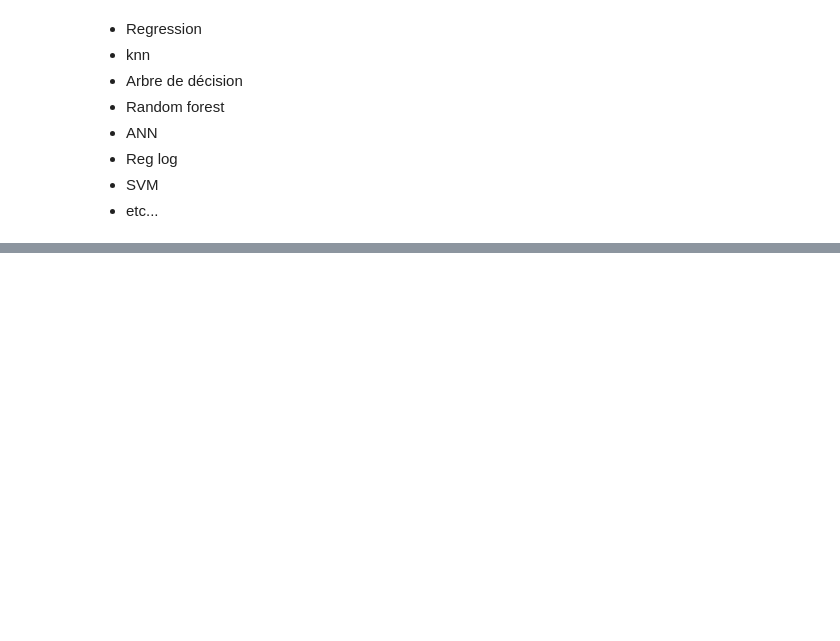
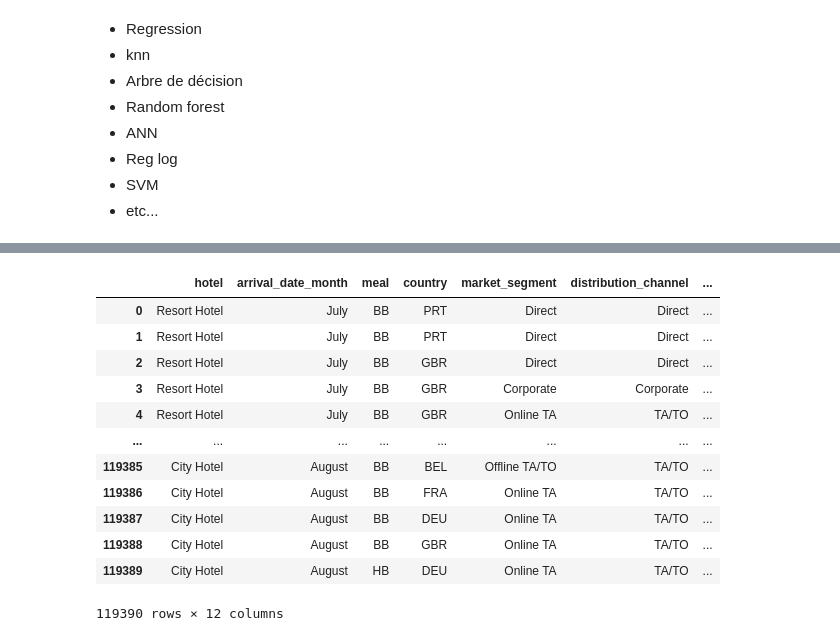
Before and after one commit to jflorescuba/Machine_learning, a Jupyter notebook: Classification/Hotel_Booking/HB_model.ipynb, the cells around one changed output, grey strips where cells are left out. Drawn from its saved outputs; the diff is of its cells as text; code cells hidden in the pictures; blank space fills up the shorter version.

```diff
--- a/Classification/Hotel_Booking/HB_model.ipynb
+++ b/Classification/Hotel_Booking/HB_model.ipynb
@@ -404,3 +406,6 @@ calendar.day_name[g.weekday()]
 * Reg log
 * SVM
 * etc...
+# %%
+df = hotels
+df.shape
@@ -406,0 +451,2 @@ calendar.day_name[g.weekday()]
+# %%
+df=df.drop(['credit_card','phone-number','email','name'],axis=1)
@@ -406,0 +523,17 @@ calendar.day_name[g.weekday()]
+# %%
+df_qual = df.select_dtypes(include=['object']).columns.tolist()
+df[df_qual]
+# %% [output]
+|  | hotel | arrival_date_month | meal | country | market_segment | distribution_channel | ... |
+| 0 | Resort Hotel | July | BB | PRT | Direct | Direct | ... |
+| 1 | Resort Hotel | July | BB | PRT | Direct | Direct | ... |
+| 2 | Resort Hotel | July | BB | GBR | Direct | Direct | ... |
+| 3 | Resort Hotel | July | BB | GBR | Corporate | Corporate | ... |
+| 4 | Resort Hotel | July | BB | GBR | Online TA | TA/TO | ... |
+| ... | ... | ... | ... | ... | ... | ... | ... |
+| 119385 | City Hotel | August | BB | BEL | Offline TA/TO | TA/TO | ... |
+| 119386 | City Hotel | August | BB | FRA | Online TA | TA/TO | ... |
+| 119387 | City Hotel | August | BB | DEU | Online TA | TA/TO | ... |
+| 119388 | City Hotel | August | BB | GBR | Online TA | TA/TO | ... |
+| 119389 | City Hotel | August | HB | DEU | Online TA | TA/TO | ... |
+119390 rows × 12 columns
```
Also changed, not shown: parts of 22 cells of this notebook, 2 other files.
